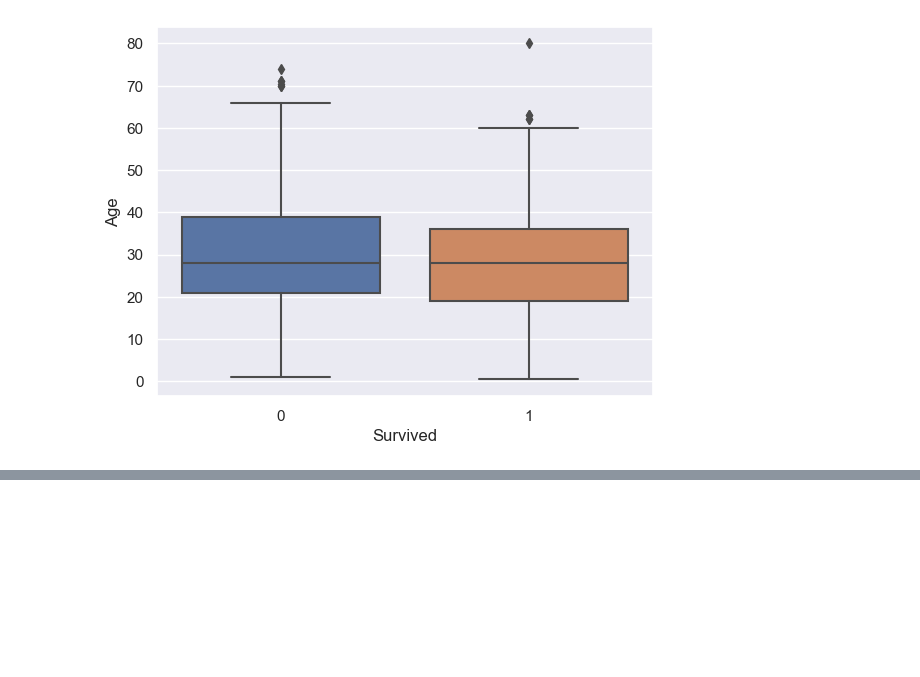
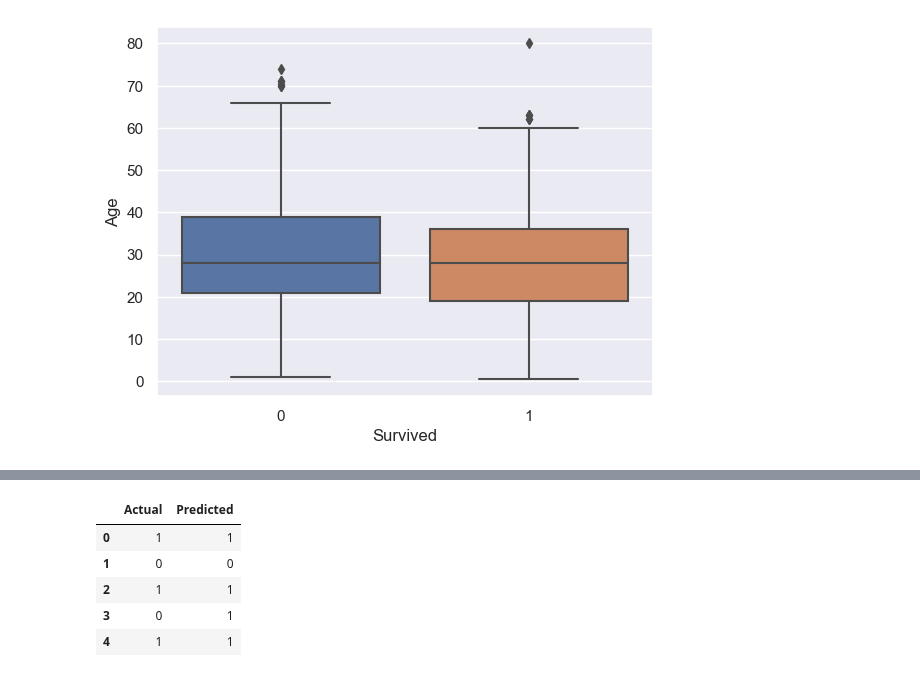
Before and after one commit to SwagAbyss/SwagML, a Jupyter notebook: Projects/titanic/titanic.ipynb, the cells around one changed output, grey strips where cells are left out. Saved outputs shown, nothing was run; the diff lists cells and outputs as text; code cells hidden in the pictures; blank space fills up the shorter version.

```diff
--- a/Projects/titanic/titanic.ipynb
+++ b/Projects/titanic/titanic.ipynb
@@ -360,0 +330,7 @@ GaussianNB does not accept missing values encoded as NaN natively. For supervise
+# %%
+from sklearn.naive_bayes import GaussianNB
+from sklearn.neighbors import KNeighborsClassifier
+
+model = KNeighborsClassifier(n_neighbors=3)
+best_fit = model.fit(xtrain, ytrain)
+ypred = model.predict(xtest)
@@ -360,0 +360,10 @@ GaussianNB does not accept missing values encoded as NaN natively. For supervise
+# %%
+df_compare = pd.DataFrame({'Actual':ytest, 'Predicted':ypred}).reset_index(drop=True)
+df_compare.head()
+# %% [output]
+|  | Actual | Predicted |
+| 0 | 1 | 1 |
+| 1 | 0 | 0 |
+| 2 | 1 | 1 |
+| 3 | 0 | 1 |
+| 4 | 1 | 1 |
```
Also changed, not shown: parts of 41 cells of this notebook.
